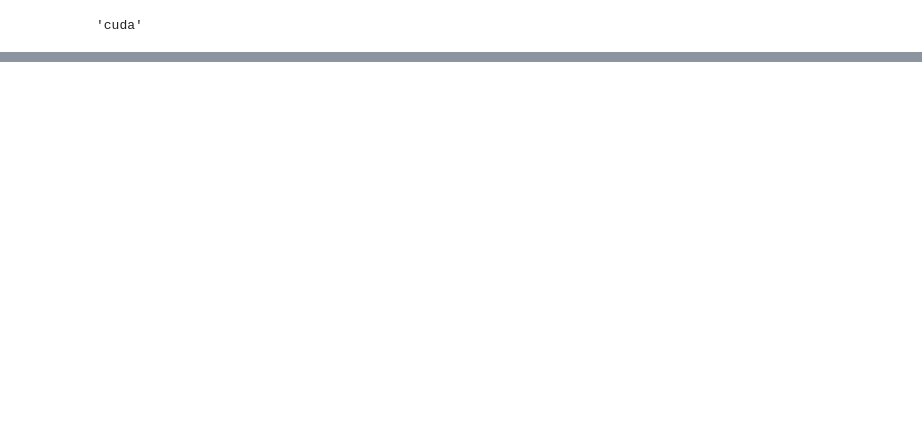
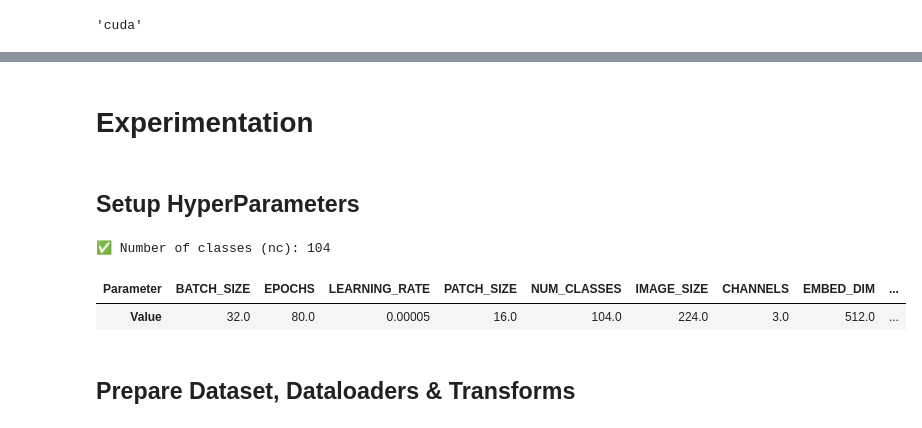
Before and after one commit to Fit-Freak/food-vison, a Jupyter notebook: Food_Vison_prod_mini.ipynb, the cells around one changed output, grey strips where cells are left out. Drawn from its saved outputs; the diff is of its cells as text; code cells hidden in the pictures; blank space fills up the shorter version.

```diff
--- a/Food_Vison_prod_mini.ipynb
+++ b/Food_Vison_prod_mini.ipynb
@@ -51,0 +80,5 @@ device
+# %%
+from pathlib import Path
+
+# Setup path to data folder
+data_path = Path("data/")
@@ -51,0 +336,58 @@ device
+# %% [markdown]
+# Experimentation
+# %% [markdown]
+## Setup HyperParameters
+# %%
+# Get classnames from dataset's data.yaml
+import yaml
+from pathlib import Path
+
+# Path to your YAML file
+yaml_path = dataset_path / "data.yaml"
+
+# Load YAML file
+with open(yaml_path, "r") as f:
+    data_cfg = yaml.safe_load(f)
+
+# Extract the number of classes
+num_classes = data_cfg.get("nc", None)
+print(f"✅ Number of classes (nc): {num_classes}")
+# %% [output]
+✅ Number of classes (nc): 104
+# %%
+import pandas as pd
+
+# Recommended ViT configuration for FoodSeg103
+BATCH_SIZE = 32               # use 16 if GPU memory < 12GB
+EPOCHS = 80                   # ViTs need longer training
+LEARNING_RATE = 5e-5          # use AdamW with cosine decay
+PATCH_SIZE = 16               # balanced spatial resolution and performance
+NUM_CLASSES = num_classes
+IMAGE_SIZE = 224              # typical for DeiT/VIT
+CHANNELS = 3
+EMBED_DIM = 512               # good tradeoff for segmentation
+DEPTH = 8                     # moderately deep
+MLP_DIM = EMBED_DIM*4         # 4× embed_dim (common rule)
+DROP_RATE = 0.1
+HEADS = 12                    #
+
+# --- Display them in a column using pandas ---
+df_params = pd.DataFrame({
+    "Parameter": [
+        "BATCH_SIZE", "EPOCHS", "LEARNING_RATE", "PATCH_SIZE",
+        "NUM_CLASSES", "IMAGE_SIZE", "CHANNELS", "EMBED_DIM",
+        "DEPTH", "MLP_DIM", "DROP_RATE", "HEADS"
+    ],
+    "Value": [
+        BATCH_SIZE, EPOCHS, LEARNING_RATE, PATCH_SIZE,
+        NUM_CLASSES, IMAGE_SIZE, CHANNELS, EMBED_DIM,
+        DEPTH, MLP_DIM, DROP_RATE, HEADS
+    ]
+})
+
+display(df_params.set_index("Parameter").T)
+# %% [output]
+| Parameter | BATCH_SIZE | EPOCHS | LEARNING_RATE | PATCH_SIZE | NUM_CLASSES | IMAGE_SIZE | CHANNELS | EMBED_DIM | ... |
+| Value | 32.0 | 80.0 | 0.00005 | 16.0 | 104.0 | 224.0 | 3.0 | 512.0 | ... |
+# %% [markdown]
+## Prepare Dataset, Dataloaders & Transforms
```
Also changed, not shown: parts of 50 cells of this notebook.
